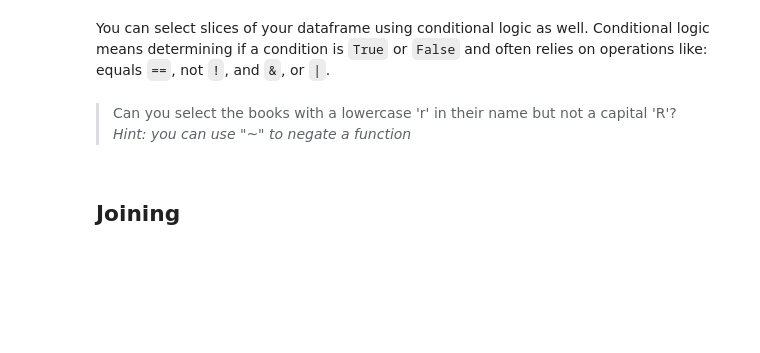
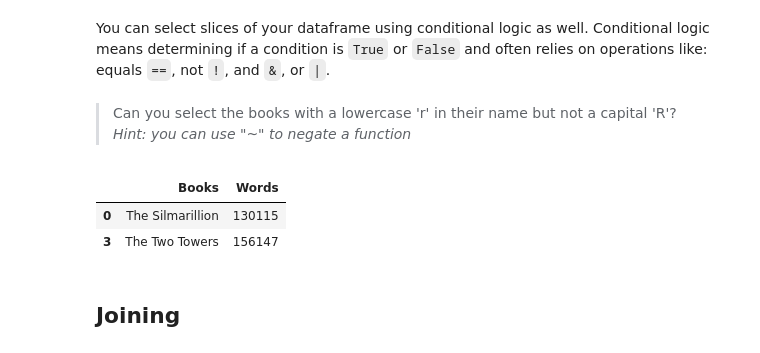
Before and after one commit to AnishSenthilkumar/ds_1300_notebooks, a Jupyter notebook: work/01_assignment.ipynb, the cells around one changed output. Cells and saved outputs as stored; diff of their text form; code cells hidden in the pictures; blank space fills up the shorter version.

```diff
--- a/work/01_assignment.ipynb
+++ b/work/01_assignment.ipynb
@@ -451,6 +511,16 @@ df[df['Books'].str.contains('ing')]
 df[(df['Books'].str.contains('ing')) & (df['Words']>150000)]
 # %% [markdown]
 >Can you select the books with a lowercase 'r' in their name but not a capital 'R'? *Hint: you can use "~" to negate a function*
+# %%
+import pandas as pd
+d = {"Books":["The Silmarillion","The Hobbit","The Fellowship of the Ring","The Two Towers","The Return of the King"],
+     "Words":[130115,95506,187726,156147,137037]}
+df = pd.DataFrame(d)
+df[(df['Books'].str.contains('r')) & ~(df['Books'].str.contains('R'))]
+# %% [output]
+|  | Books | Words |
+| 0 | The Silmarillion | 130115 |
+| 3 | The Two Towers | 156147 |
 # %% [markdown]
 ## Joining
 # %% [markdown]
```
Also changed, not shown: parts of 27 cells of this notebook.
